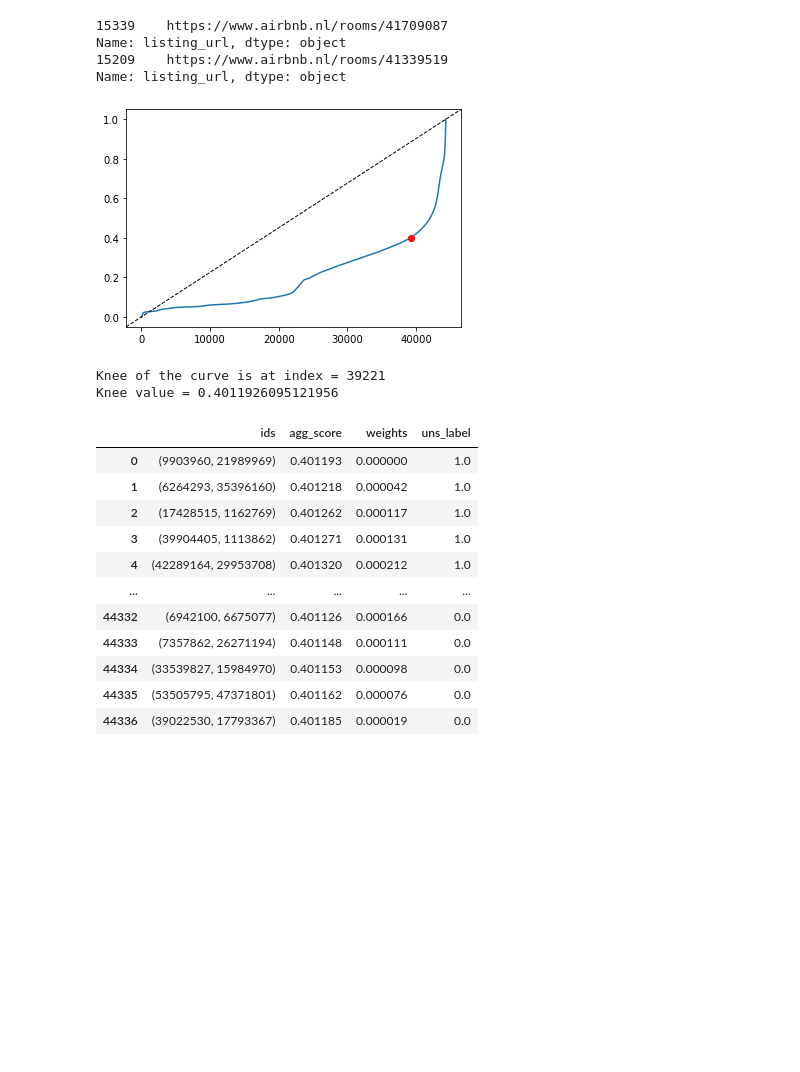
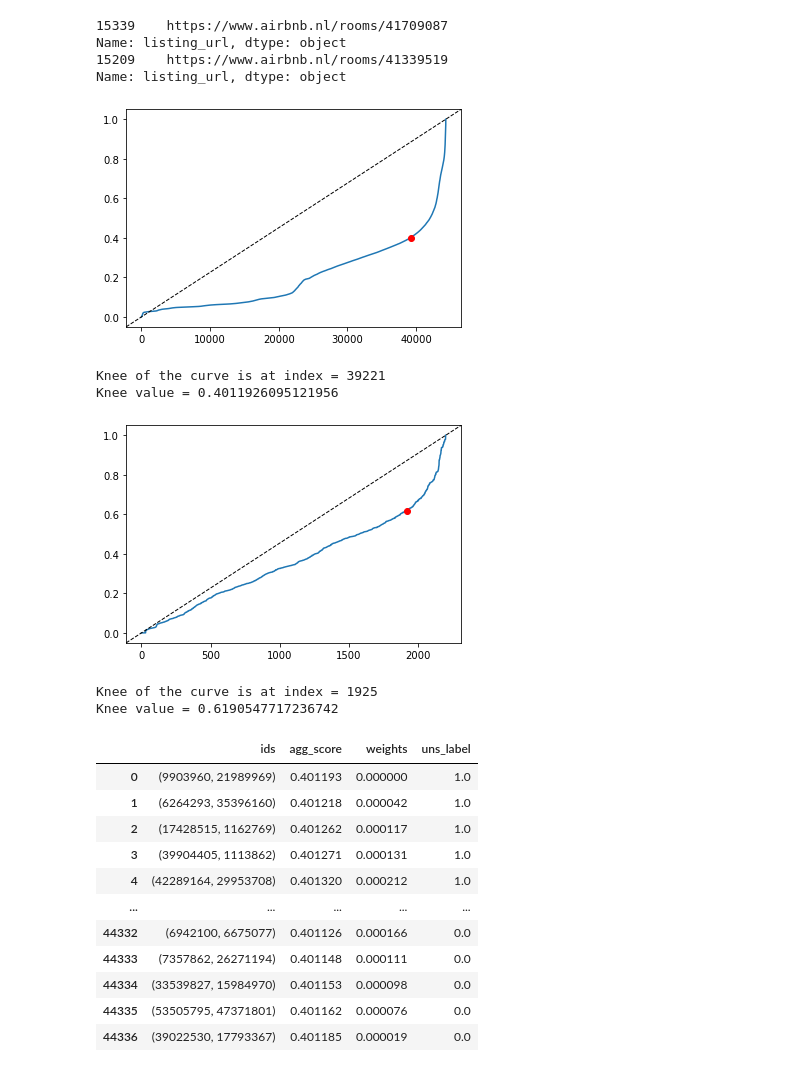
Before and after one commit to Amsterdam-Internships/Double-Listing, a Jupyter notebook: Code/Unsupervised.ipynb, the cells around one changed output. Saved outputs shown, nothing was run; the diff lists cells and outputs as text; code cells hidden in the pictures; blank space fills up the shorter version.

```diff
--- a/Code/Unsupervised.ipynb
+++ b/Code/Unsupervised.ipynb
@@ -7,10 +7,20 @@ from thresholding import*
 import random
 import re
 # %%
+#AMS data sets
 df_sim = pd.read_csv(r'C:\Users\Invitado\Documents\Python\DS_MASTER\City_Adam_Intern\df_sim_img.csv')
 df_sim['ids'] = list(zip(df_sim.ListingId_1, df_sim.ListingId_2))
 df_full = pd.read_csv(r'C:\Users\Invitado\Documents\Python\DS_MASTER\City_Adam_Intern\merged_clean_df.csv')
 df_full.drop('Unnamed: 0',axis=1,inplace=True)
+
+
+#Baselines fully labeled
+df_base_train = pd.read_csv(r'C:\Users\Invitado\Documents\Python\DS_MASTER\City_Adam_Intern\UnsupervisedBootAL-master\datasets\wdc_product\features_phones_phones_catalog_train')
+df_base_test = pd.read_csv(r'C:\Users\Invitado\Documents\Python\DS_MASTER\City_Adam_Intern\UnsupervisedBootAL-master\datasets\wdc_product\features_phones_phones_catalog_test')
+# %%
+df_base_train.rename(columns = {'pair_id':'ids'}, inplace = True)
+df_base_test.rename(columns = {'pair_id':'ids'}, inplace = True)
+full_base =  pd.concat([df_base_train,df_base_test], axis=0)
 # %%
 def compare(df,id_1,id_2):
     #Compare URLS
@@ -26,12 +36,17 @@ Name: listing_url, dtype: object
 15209    https://www.airbnb.nl/rooms/41339519
 Name: listing_url, dtype: object
 # %%
-sorted_dataset = scoring_unsupervised(df_sim)
+sorted_dataset = scoring_unsupervised(df_sim,baseline=False)
+sorted_dataset_base = scoring_unsupervised(full_base,baseline=True)
 # %%
 threshold,index = elbow_threshold(sorted_dataset)
+threshold_base,index_base = elbow_threshold(sorted_dataset_base)
 # %% [output]
 [figure]
 Knee of the curve is at index = 39221
 Knee value = 0.4011926095121956
+[figure, added]
+Knee of the curve is at index = 1925
+Knee value = 0.6190547717236742
 # %%
 matches_score_weight, nonmatches_score_weight = unsupervised_labels(sorted_dataset,threshold)
```
Also changed, not shown: parts of 5 cells of this notebook, 5 other files.
